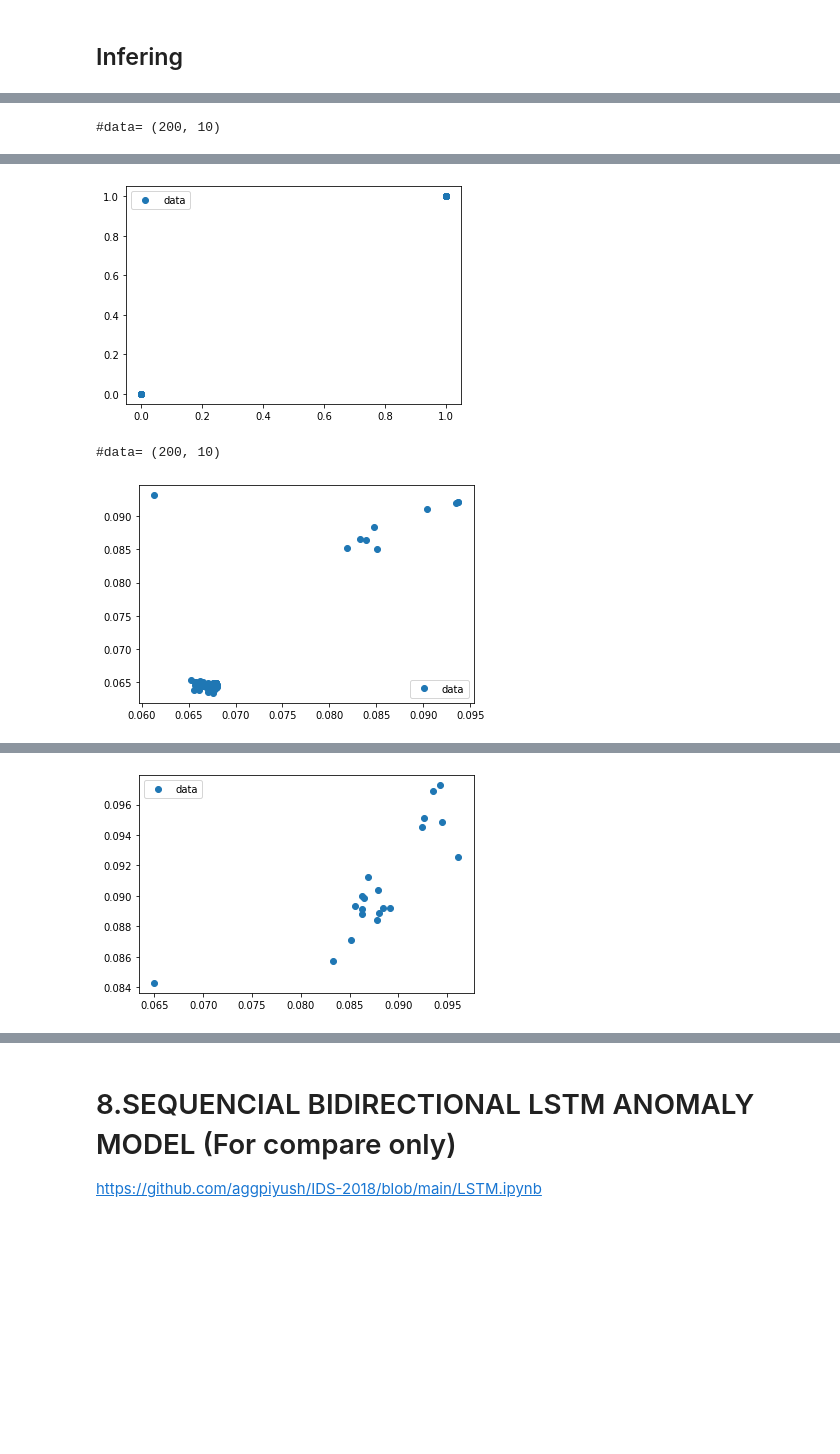
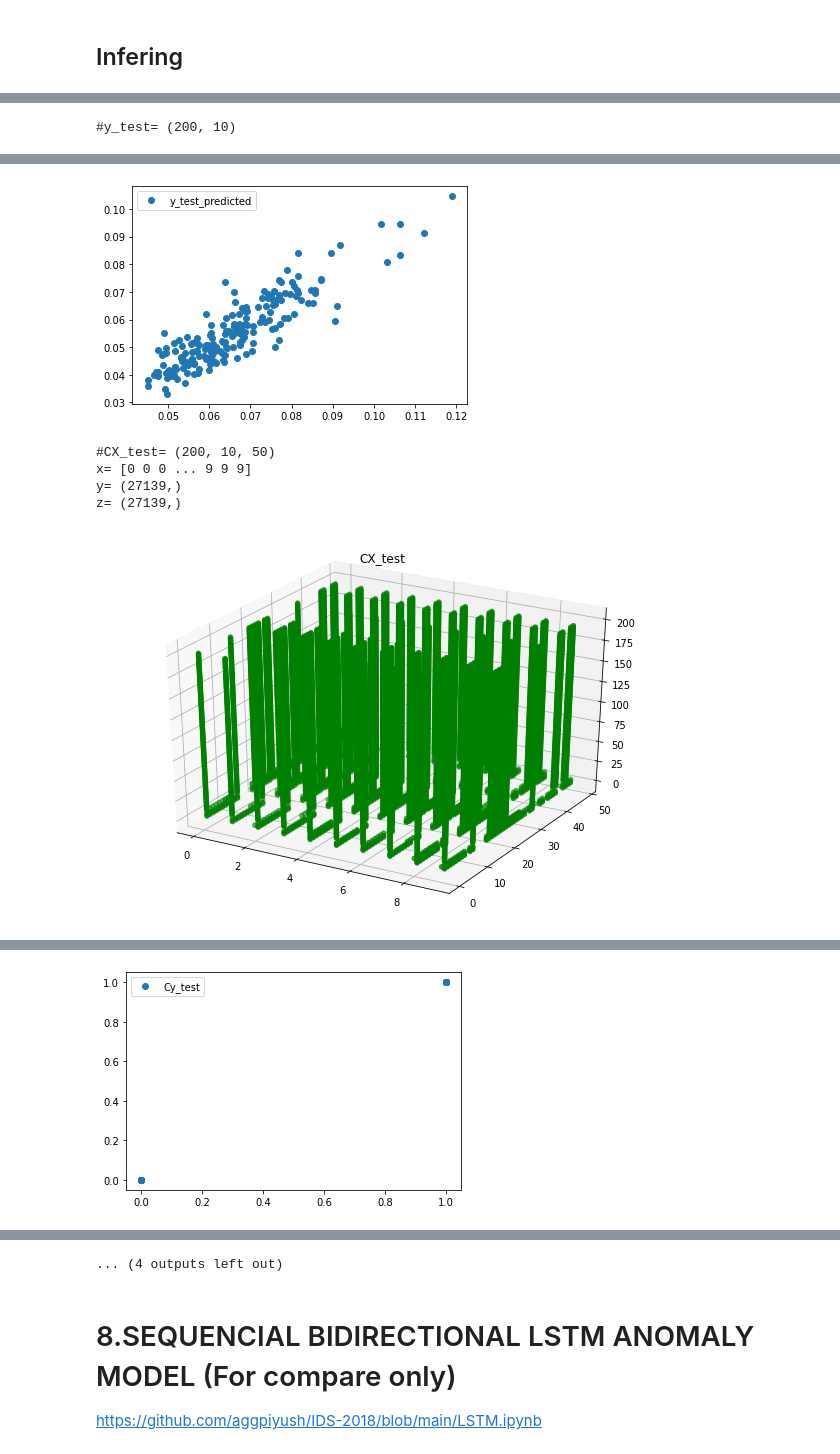
Before and after one commit to lifesboy/selks-lstm-data, a Jupyter notebook: SELKS_LSTM_Anomaly_model.ipynb, the cells around one changed output, grey strips where cells are left out. Drawn from its saved outputs; the diff is of its cells as text; code cells hidden in the pictures; blank space fills up the shorter version.

```diff
--- a/SELKS_LSTM_Anomaly_model.ipynb
+++ b/SELKS_LSTM_Anomaly_model.ipynb
@@ -1265,7 +1279,7 @@ input = Input(shape=(n_timesteps_in, n_features))
 x = tf.keras.layers.Bidirectional(tf.keras.layers.LSTM(cell_size, return_sequences=True))(input)
 x = tf.keras.layers.Bidirectional(tf.keras.layers.LSTM(cell_size))(x)
 # Add a classifier
-outputs = tf.keras.layers.Dense(n_timesteps_in, activation="softmax")(x)
+outputs = tf.keras.layers.Dense(n_timesteps_in, activation="sigmoid")(x)
 model1 = keras.Model(input, outputs)
 model1.summary()
 # %% [output]
@@ -1320,14 +1334,17 @@ Epoch 10/10
 # %% [markdown]
 ## Infering
 # %%
+show_scattered_3d(X_test, "X_test")
+show_scattered(y_test, "y_test")
 result=model1.predict(X_test)
-show_scattered(y_test)
-show_scattered(result)
+show_scattered(result, "y_test_predicted")
 
+show_scattered_3d(CX_test, "CX_test")
+show_scattered(Cy_test, "Cy_test")
 result=model1.predict(CX_test)
-show_scattered(Cy_test)
-show_scattered(result)
+show_scattered(result, "Cy_test_predicted")
 
+show_scattered_3d(CX_predict, "CX_predict")
 result=model1.predict(CX_predict)
-show_scattered(result)
+show_scattered(result, "Cy_predict")
 # %% [output]
@@ -1337 +1356 @@ show_scattered(result)
-#data= (200, 10)
+#y_test= (200, 10)
@@ -1341,3 +1360,6 @@ show_scattered(result)
-[figure, old version]
+[figure, new version]
-#data= (200, 10)
+#CX_test= (200, 10, 50)
+x= [0 0 0 ... 9 9 9]
+y= (27139,)
+z= (27139,)
-[figure, old version]
+[figure, new version]
@@ -1346 +1367 @@ show_scattered(result)
-[figure, old version]
+[figure, new version]
@@ -1347,3 +1371,4 @@ show_scattered(result)
+... (4 outputs left out)
 # %% [markdown]
 # 8.SEQUENCIAL BIDIRECTIONAL LSTM ANOMALY MODEL (For compare only)
 https://github.com/aggpiyush/IDS-2018/blob/main/LSTM.ipynb
```
Also changed, not shown: parts of 8 cells of this notebook.
